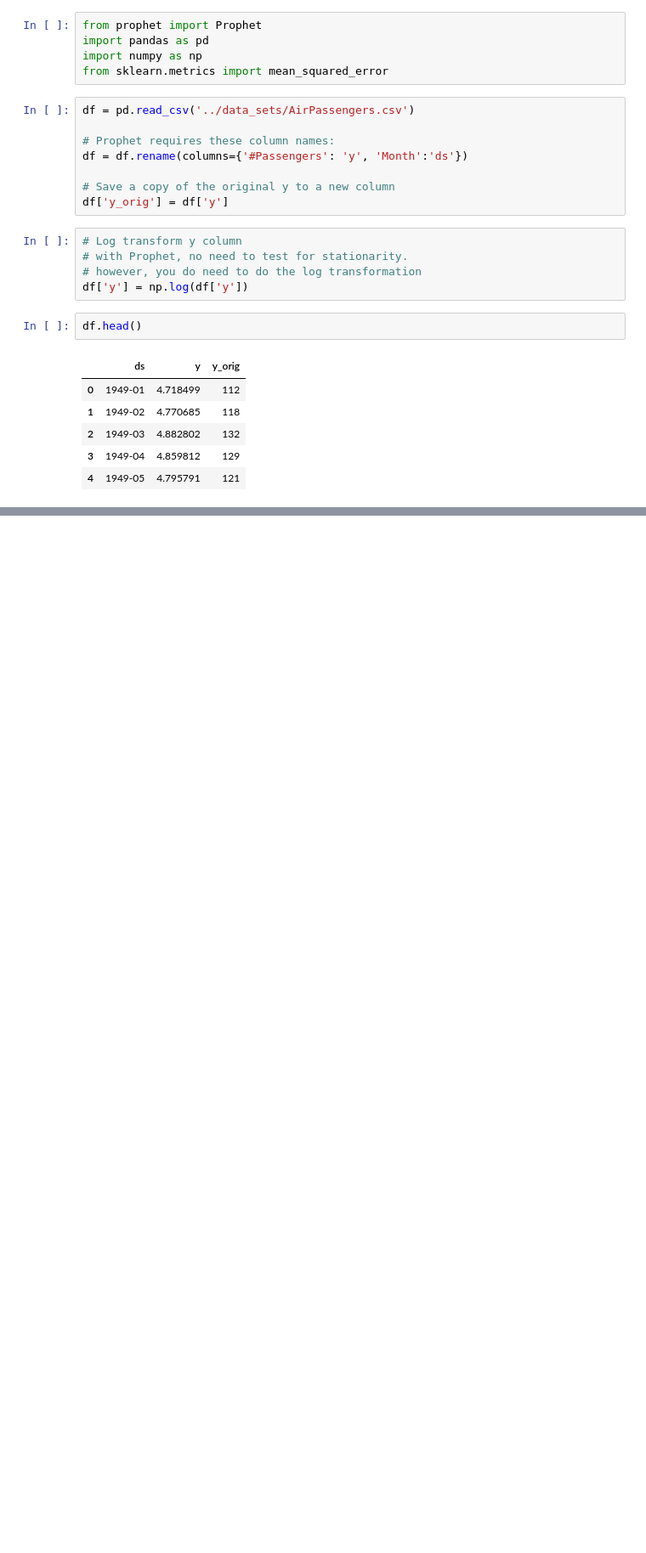
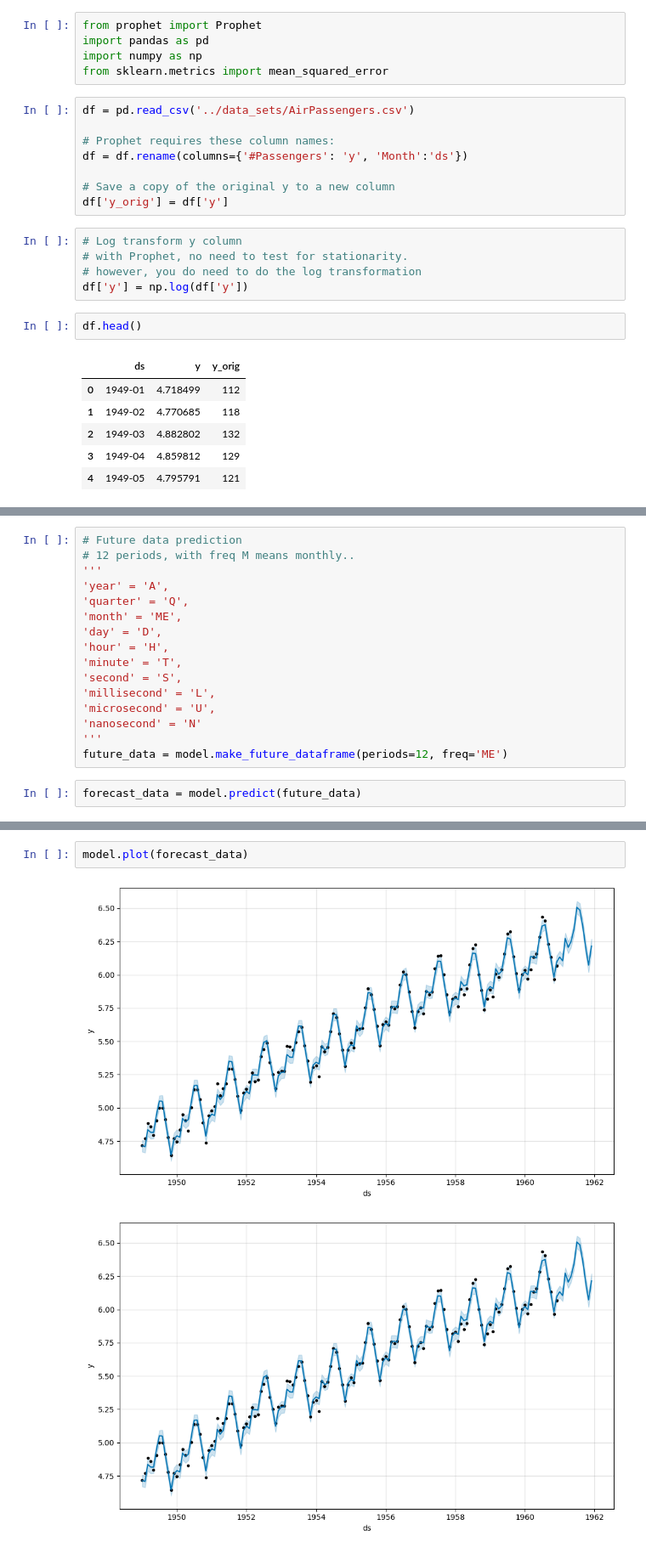
Before and after one commit to srsimonson/time-series-analysis, a Jupyter notebook: facebook_prophet.ipynb, the cells around one changed output, grey strips where cells are left out. Shown at 85% size. Cells and saved outputs as stored; diff of their text form; blank space fills up the shorter version.

Commit message:
forecasting and visualizations

```diff
--- a/facebook_prophet.ipynb
+++ b/facebook_prophet.ipynb
@@ -61,0 +66,18 @@ model.fit(df)
+# %%
+# Future data prediction
+# 12 periods, with freq M means monthly..
+'''
+'year' = 'A',
+'quarter' = 'Q',
+'month' = 'ME',
+'day' = 'D',
+'hour' = 'H',
+'minute' = 'T',
+'second' = 'S',
+'millisecond' = 'L',
+'microsecond' = 'U',
+'nanosecond' = 'N'
+'''
+future_data = model.make_future_dataframe(periods=12, freq='ME')
+# %%
+forecast_data = model.predict(future_data)
@@ -61,0 +93,5 @@ model.fit(df)
+# %%
+model.plot(forecast_data)
+# %% [output]
+[figure, added]
+[figure, added]
```
Also changed, not shown: parts of 3 cells of this notebook.
